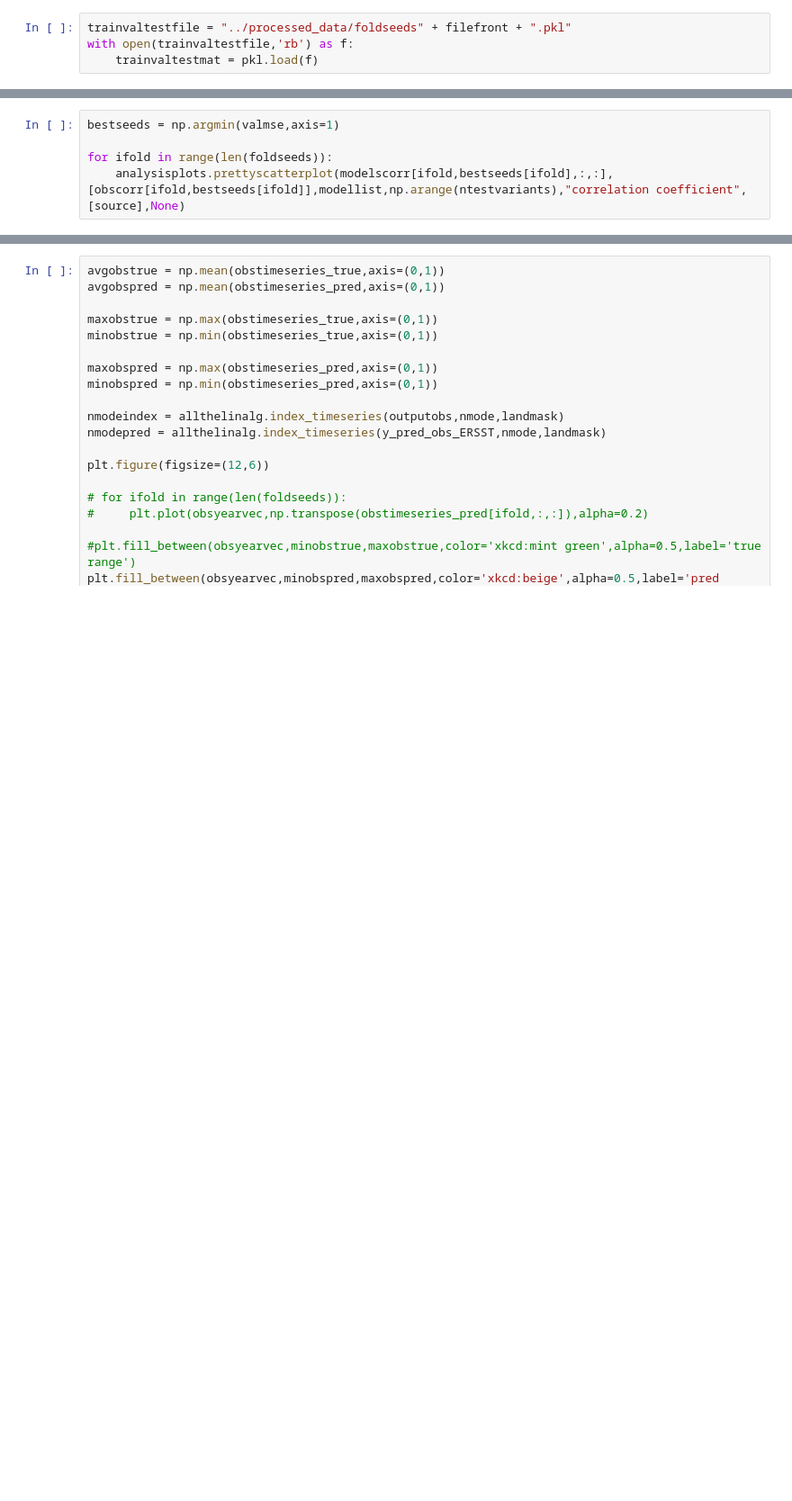
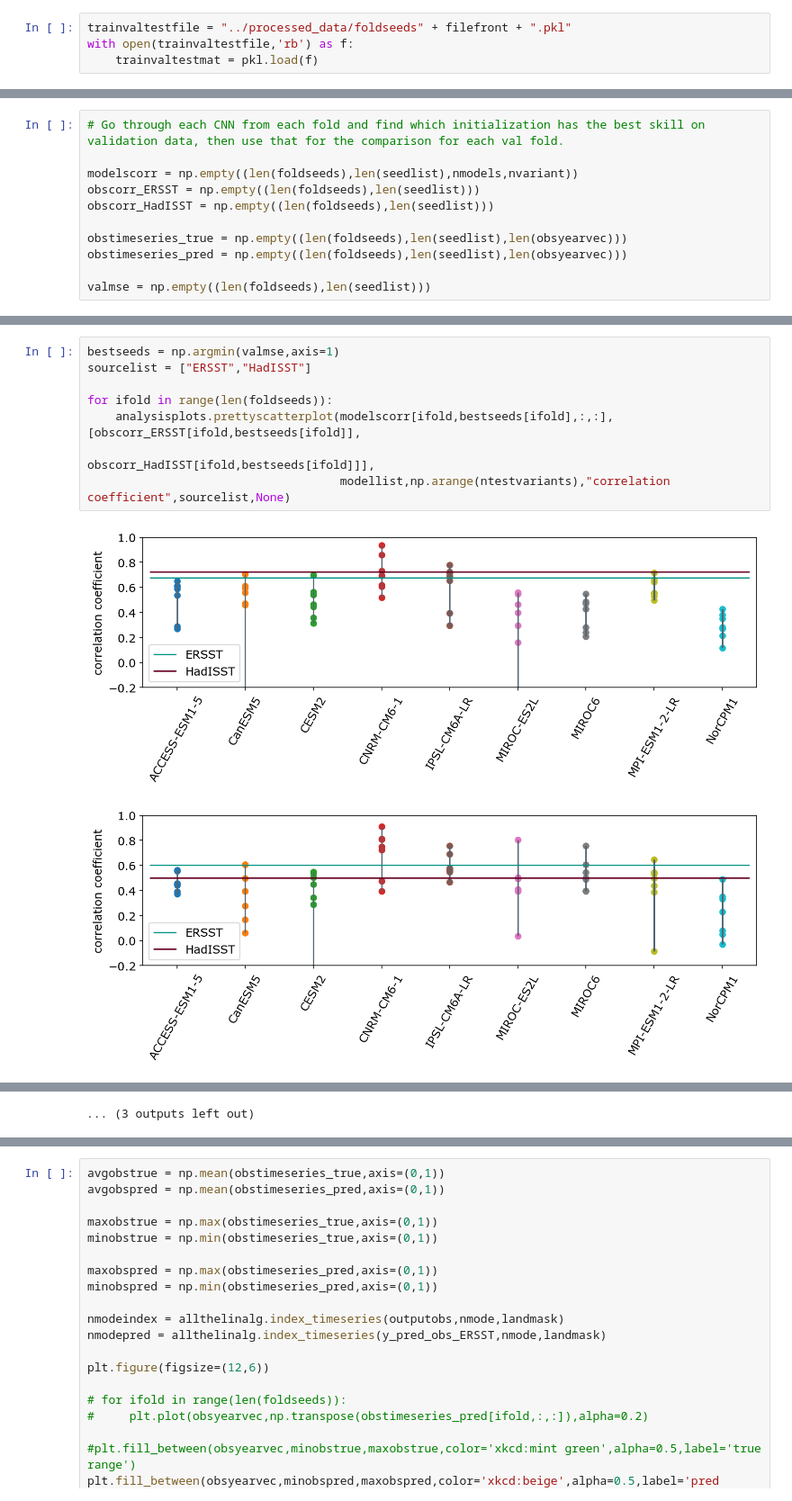
Before and after one commit to emily-gordy/NPac_MultiYear_SkillComponentAnalysis, a Jupyter notebook: supplemental/evaluate_tvtfolds.ipynb, the cells around one changed output, grey strips where cells are left out. Shown at 90% size. Drawn from its saved outputs; the diff is of its cells as text; blank space fills up the shorter version.

```diff
--- a/supplemental/evaluate_tvtfolds.ipynb
+++ b/supplemental/evaluate_tvtfolds.ipynb
@@ -220,5 +130,0 @@ conversion done
-# %%
-bestseeds = np.argmin(valmse,axis=1)
-
-for ifold in range(len(foldseeds)):
-    analysisplots.prettyscatterplot(modelscorr[ifold,bestseeds[ifold],:,:],[obscorr[ifold,bestseeds[ifold]],modellist,np.arange(ntestvariants),"correlation coefficient",[source],None)
@@ -230,0 +131,11 @@ obstimeseries_true.shape
+# %%
+# Go through each CNN from each fold and find which initialization has the best skill on validation data, then use that for the comparison for each val fold.
+
+modelscorr = np.empty((len(foldseeds),len(seedlist),nmodels,nvariant))
+obscorr_ERSST = np.empty((len(foldseeds),len(seedlist)))
+obscorr_HadISST = np.empty((len(foldseeds),len(seedlist)))
+
+obstimeseries_true = np.empty((len(foldseeds),len(seedlist),len(obsyearvec)))
+obstimeseries_pred = np.empty((len(foldseeds),len(seedlist),len(obsyearvec)))
+
+valmse = np.empty((len(foldseeds),len(seedlist)))
@@ -230,0 +231,11 @@ obstimeseries_true.shape
+# %%
+bestseeds = np.argmin(valmse,axis=1)
+sourcelist = ["ERSST","HadISST"]
+
+for ifold in range(len(foldseeds)):
+    analysisplots.prettyscatterplot(modelscorr[ifold,bestseeds[ifold],:,:],[obscorr_ERSST[ifold,bestseeds[ifold]],
+                                                                            obscorr_HadISST[ifold,bestseeds[ifold]]],
+                                    modellist,np.arange(ntestvariants),"correlation coefficient",sourcelist,None)
+# %% [output]
+[figure, added]
+[figure, added]
@@ -231,3 +252,4 @@ obstimeseries_true.shape
+... (3 outputs left out)
 # %%
 import LIM
 
```
Also changed, not shown: parts of 7 cells of this notebook, 7 other files.
